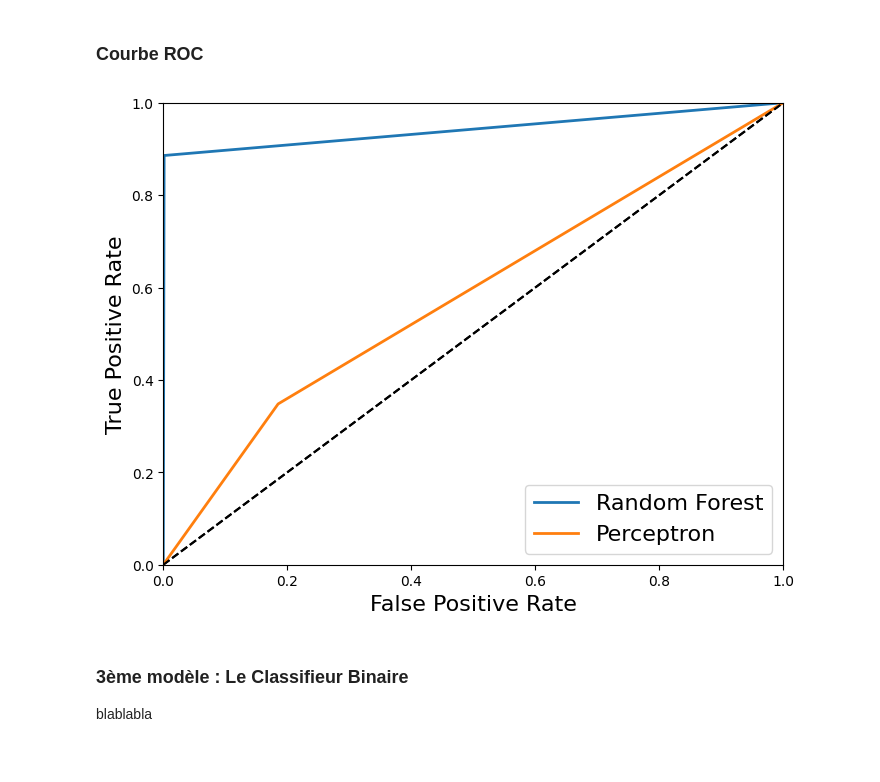
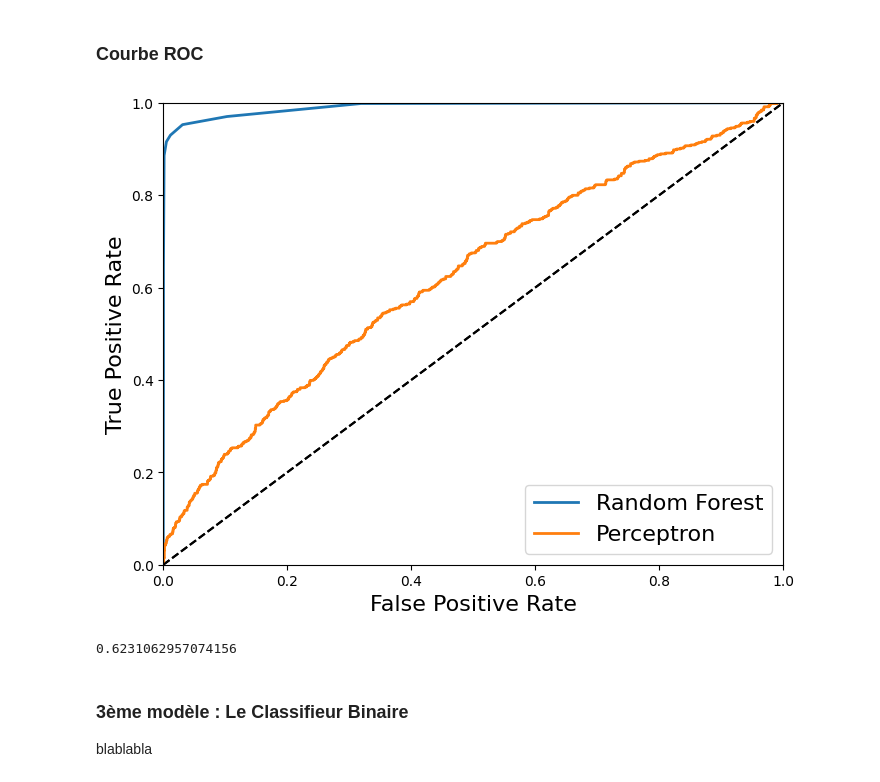
Before and after one commit to Aldresus/projetIA, a Jupyter notebook: projet_curve_Laureline.ipynb, the cells around one changed output. Cells and saved outputs as stored; diff of their text form; code cells hidden in the pictures.

```diff
--- a/projet.ipynb
+++ b/projet_curve_Laureline.ipynb
@@ -515,9 +522,13 @@ La courbe ROC est un graphique qui permet de visualiser la qualité d'un modèle
 Nous l'utiliserons donc pour comparer la qualité des modèles que nous utiliserons afin de définir lequel est le plus pertinent.
 
 l'objectif est d'avoir une courbe qui se rapproche le plus possible du coin supérieur gauche du graphique. Cela signifie que le modèle est capable de bien prédire les données.
+# %%
+y_probas_forest = cross_val_predict(forest_clf, X_train_prepared, y_train_1, cv=10, method="predict_proba")
+
+y_scores_forest = y_probas_forest[:, 1] # score = proba of positive class
 # %%
-from sklearn.metrics import roc_curve
-fpr_forest, tpr_forest, thresholds = roc_curve(y_train, forest_scores)
+from sklearn.metrics import roc_curve, auc
+fpr_forest, tpr_forest, thresholds = roc_curve(y_train_1, y_scores_forest)
 
 def plot_roc_curve(fpr, tpr, label=None):
     plt.plot(fpr, tpr, linewidth=2, label=label)
@@ -572,17 +588,23 @@ Recall: 0.34797891036906853
 F1 Score: 0.3011406844106464
 # %% [markdown]
 ### Courbe ROC
+# %%
+y_scores_perceptron = cross_val_predict(perceptron_clf, X_train_prepared, y_train_1, cv=10, method="decision_function")
 # %%
 # ROC Curve with Random Forest Model and Perceptron Model
-fpr_perceptron, tpr_perceptron, thresholds_perceptron = roc_curve(y_train, perceptron_scores)
+fpr_perceptron, tpr_perceptron, thresholds_perceptron = roc_curve(y_train_1, y_scores_perceptron)
 
 plt.figure(figsize=(8, 6))
 plot_roc_curve(fpr_forest, tpr_forest, "Random Forest")
 plot_roc_curve(fpr_perceptron, tpr_perceptron, "Perceptron")
 plt.legend(loc="lower right", fontsize=16)
 plt.show()
 # %% [output]
-[figure, old version]
+[figure, new version]
+# %%
+roc_auc_score(y_train_1, y_scores_perceptron)
+# %% [output]
+0.6231062957074156
 # %% [markdown]
 ### 3ème modèle : Le Classifieur Binaire
 
```
Also changed, not shown: parts of 19 cells of this notebook.
